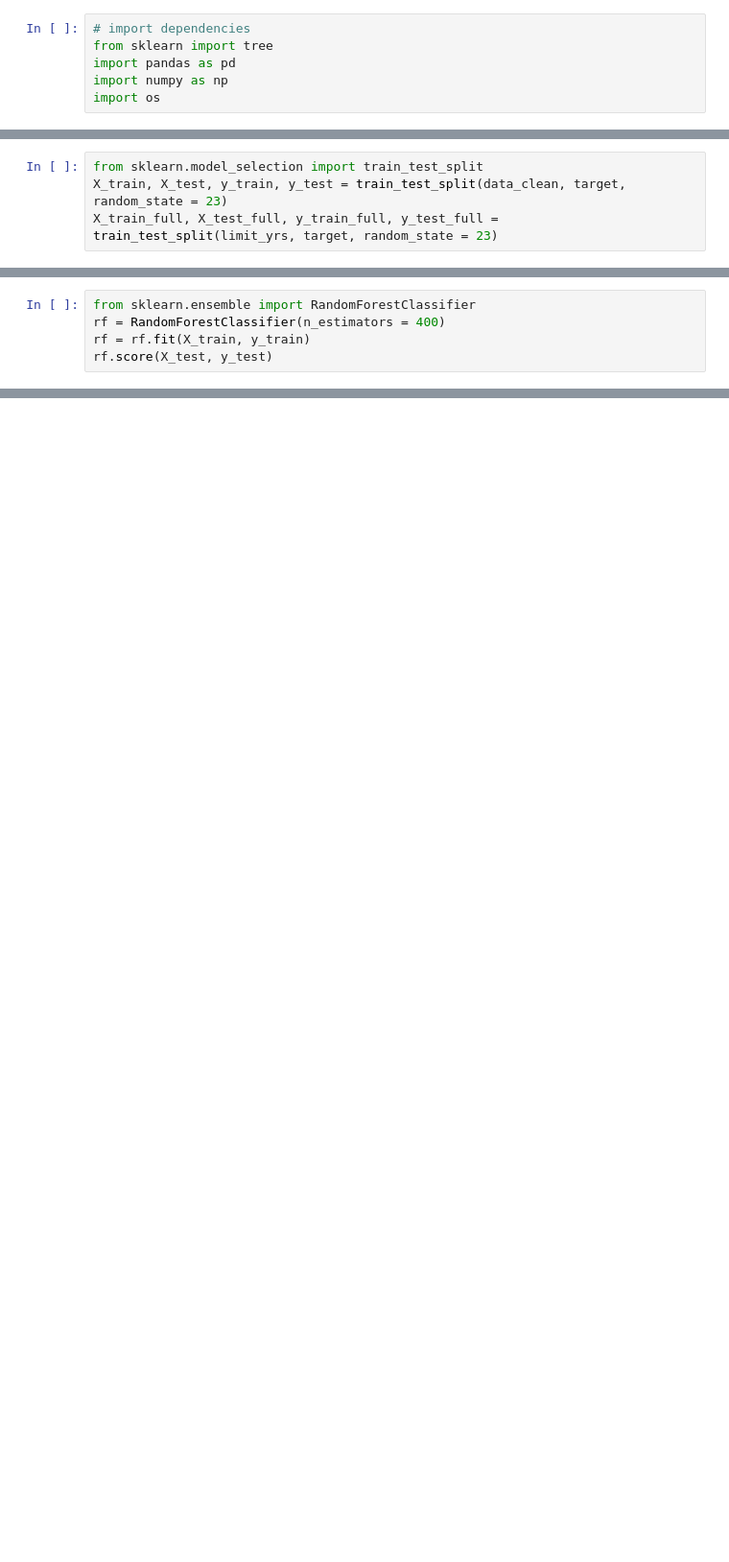
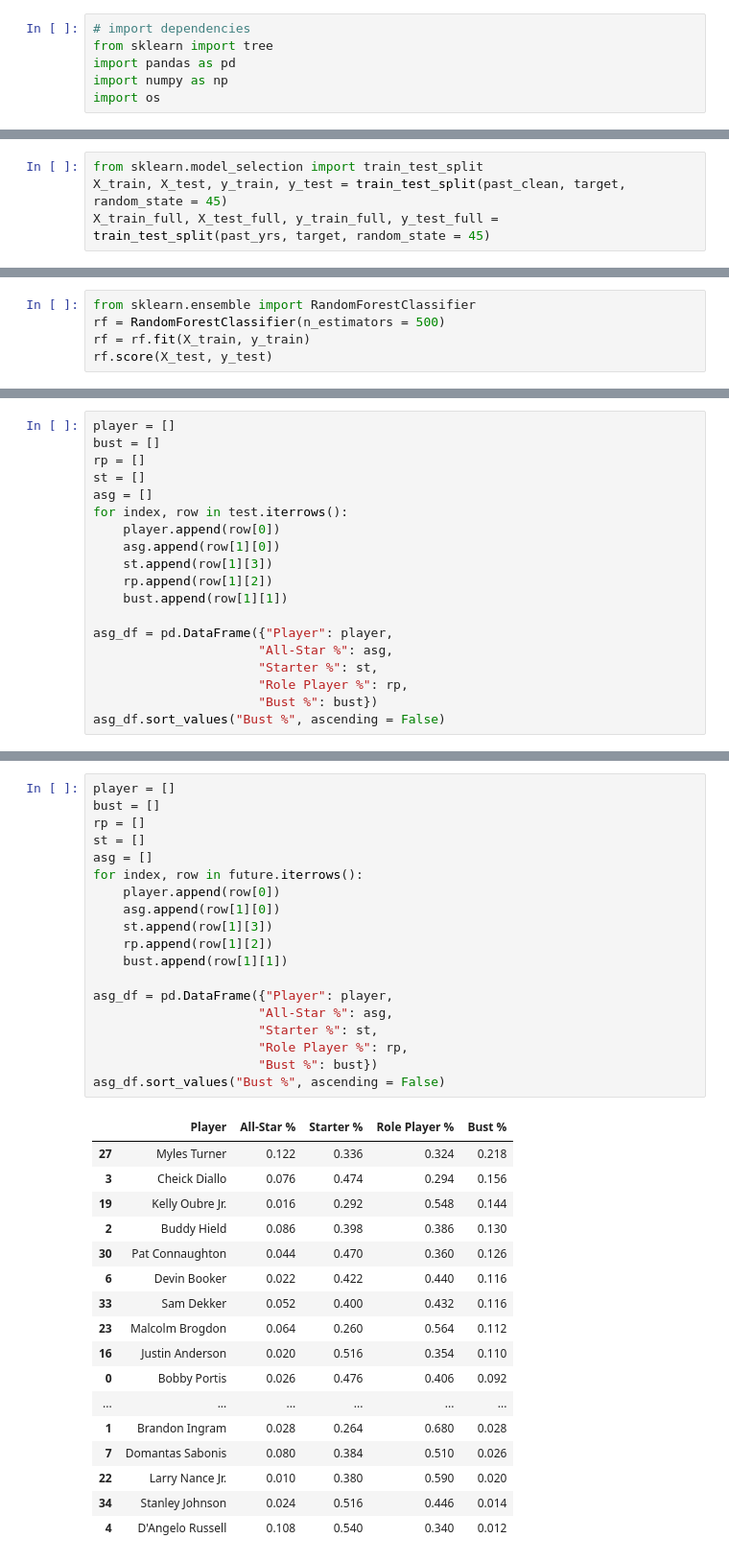
Before and after one commit to plowden/project3, a Jupyter notebook: notebooks/build_model-tinkering.ipynb, the cells around one changed output, grey strips where cells are left out. Shown at 96% size. Cells and saved outputs as stored; diff of their text form; blank space fills up the shorter version.

```diff
--- a/notebooks/build_model-tinkering.ipynb
+++ b/notebooks/build_model-tinkering.ipynb
@@ -90,8 +96,8 @@ data_clean.head()
 5 rows × 52 columns
 # %%
 from sklearn.model_selection import train_test_split
-X_train, X_test, y_train, y_test = train_test_split(data_clean, target, random_state = 23)
-X_train_full, X_test_full, y_train_full, y_test_full = train_test_split(limit_yrs, target, random_state = 23)
+X_train, X_test, y_train, y_test = train_test_split(past_clean, target, random_state = 45)
+X_train_full, X_test_full, y_train_full, y_test_full = train_test_split(past_yrs, target, random_state = 45)
 # %%
 clf = tree.DecisionTreeClassifier()
 clf = clf.fit(X_train, y_train)
@@ -101,6 +107,6 @@ clf.score(X_test, y_test)
 # %%
 from sklearn.ensemble import RandomForestClassifier
-rf = RandomForestClassifier(n_estimators = 400)
+rf = RandomForestClassifier(n_estimators = 500)
 rf = rf.fit(X_train, y_train)
 rf.score(X_test, y_test)
 # %% [output]
@@ -223,0 +151,19 @@ Probability of All-Star: 0.0
+# %%
+player = []
+bust = []
+rp = []
+st = []
+asg = []
+for index, row in test.iterrows():
+    player.append(row[0])
+    asg.append(row[1][0])
+    st.append(row[1][3])
+    rp.append(row[1][2])
+    bust.append(row[1][1])
+
+asg_df = pd.DataFrame({"Player": player,
+                      "All-Star %": asg,
+                      "Starter %": st,
+                      "Role Player %": rp,
+                      "Bust %": bust})
+asg_df.sort_values("Bust %", ascending = False)
@@ -223,0 +184,37 @@ Probability of All-Star: 0.0
+# %%
+player = []
+bust = []
+rp = []
+st = []
+asg = []
+for index, row in future.iterrows():
+    player.append(row[0])
+    asg.append(row[1][0])
+    st.append(row[1][3])
+    rp.append(row[1][2])
+    bust.append(row[1][1])
+
+asg_df = pd.DataFrame({"Player": player,
+                      "All-Star %": asg,
+                      "Starter %": st,
+                      "Role Player %": rp,
+                      "Bust %": bust})
+asg_df.sort_values("Bust %", ascending = False)
+# %% [output]
+|  | Player | All-Star % | Starter % | Role Player % | Bust % |
+| 27 | Myles Turner | 0.122 | 0.336 | 0.324 | 0.218 |
+| 3 | Cheick Diallo | 0.076 | 0.474 | 0.294 | 0.156 |
+| 19 | Kelly Oubre Jr. | 0.016 | 0.292 | 0.548 | 0.144 |
+| 2 | Buddy Hield | 0.086 | 0.398 | 0.386 | 0.130 |
+| 30 | Pat Connaughton | 0.044 | 0.470 | 0.360 | 0.126 |
+| 6 | Devin Booker | 0.022 | 0.422 | 0.440 | 0.116 |
+| 33 | Sam Dekker | 0.052 | 0.400 | 0.432 | 0.116 |
+| 23 | Malcolm Brogdon | 0.064 | 0.260 | 0.564 | 0.112 |
+| 16 | Justin Anderson | 0.020 | 0.516 | 0.354 | 0.110 |
+| 0 | Bobby Portis | 0.026 | 0.476 | 0.406 | 0.092 |
+| ... | ... | ... | ... | ... | ... |
+| 1 | Brandon Ingram | 0.028 | 0.264 | 0.680 | 0.028 |
+| 7 | Domantas Sabonis | 0.080 | 0.384 | 0.510 | 0.026 |
+| 22 | Larry Nance Jr. | 0.010 | 0.380 | 0.590 | 0.020 |
+| 34 | Stanley Johnson | 0.024 | 0.516 | 0.446 | 0.014 |
+| 4 | D'Angelo Russell | 0.108 | 0.540 | 0.340 | 0.012 |
```
Also changed, not shown: parts of 11 cells of this notebook, 4 other files.
